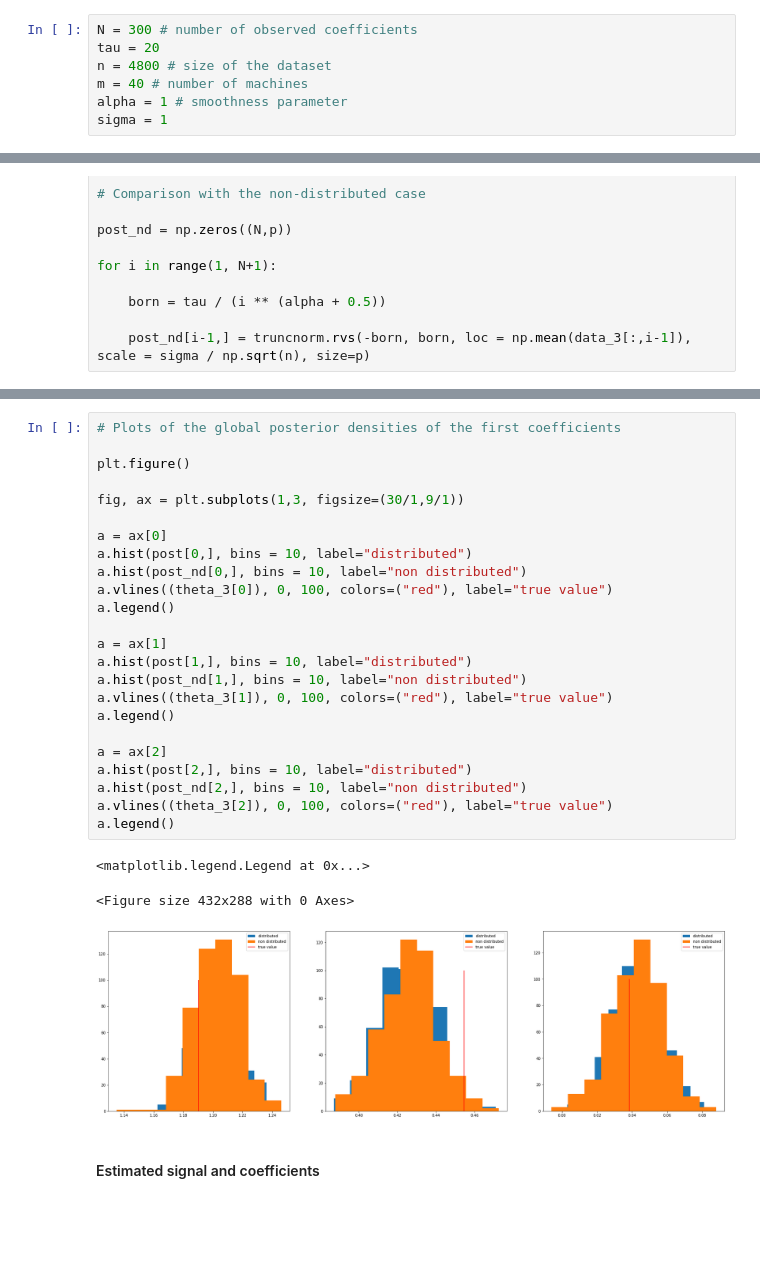
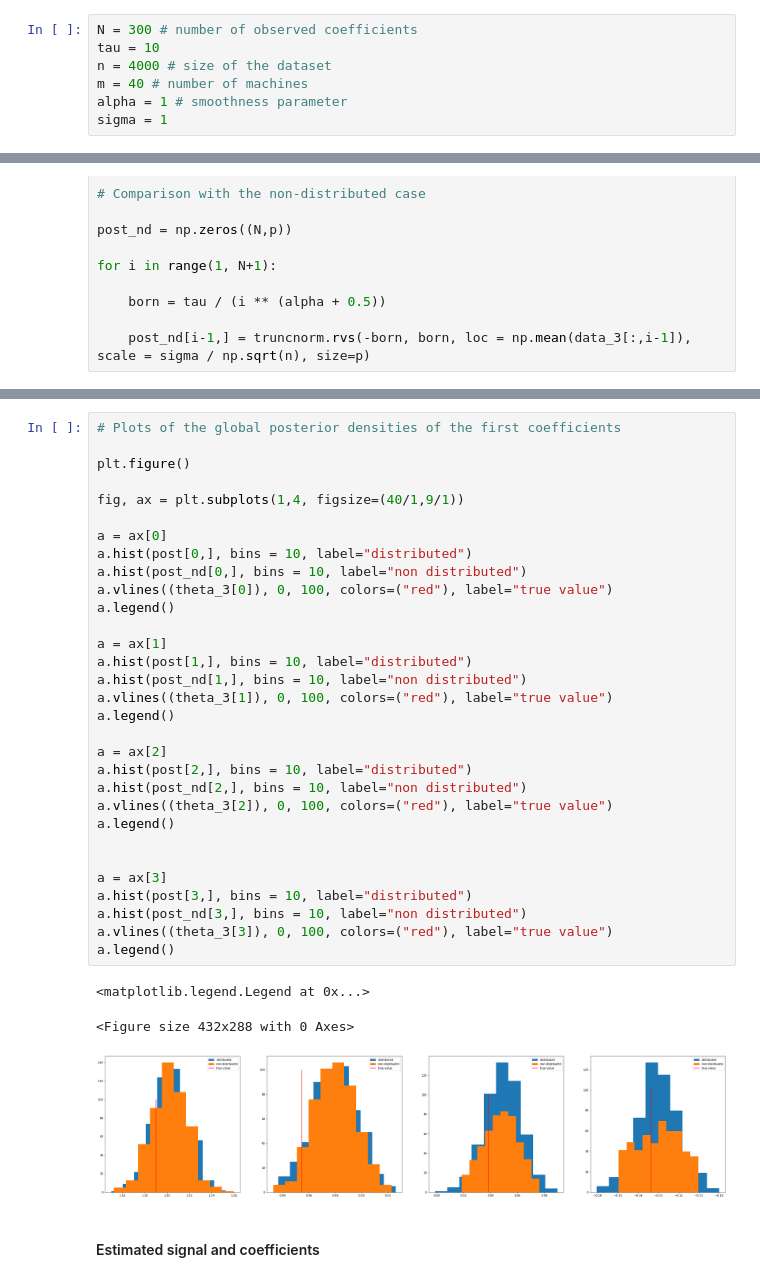
Before and after one commit to JTT94/distributed_posteriors, a Jupyter notebook: notebooks/uniform.ipynb, the cells around one changed output, grey strips where cells are left out. Drawn from its saved outputs; the diff is of its cells as text; blank space fills up the shorter version.

```diff
--- a/notebooks/uniform.ipynb
+++ b/notebooks/uniform.ipynb
@@ -11,8 +13,8 @@ from scipy.stats import truncnorm
 ## Construction of the data
 # %%
 N = 300 # number of observed coefficients
-tau = 20
-n = 4800 # size of the dataset
+tau = 10
+n = 4000 # size of the dataset
 m = 40 # number of machines
 alpha = 1 # smoothness parameter
 sigma = 1
@@ -162,30 +164,37 @@ for i in range(1, N+1):
 # %%
 # Plots of the global posterior densities of the first coefficients
 
 plt.figure()
 
-fig, ax = plt.subplots(1,3, figsize=(30/1,9/1))
+fig, ax = plt.subplots(1,4, figsize=(40/1,9/1))
 
 a = ax[0]
 a.hist(post[0,], bins = 10, label="distributed")
 a.hist(post_nd[0,], bins = 10, label="non distributed")
 a.vlines((theta_3[0]), 0, 100, colors=("red"), label="true value")
 a.legend()
 
 a = ax[1]
 a.hist(post[1,], bins = 10, label="distributed")
 a.hist(post_nd[1,], bins = 10, label="non distributed")
 a.vlines((theta_3[1]), 0, 100, colors=("red"), label="true value")
 a.legend()
 
 a = ax[2]
 a.hist(post[2,], bins = 10, label="distributed")
 a.hist(post_nd[2,], bins = 10, label="non distributed")
 a.vlines((theta_3[2]), 0, 100, colors=("red"), label="true value")
 a.legend()
+
+
+a = ax[3]
+a.hist(post[3,], bins = 10, label="distributed")
+a.hist(post_nd[3,], bins = 10, label="non distributed")
+a.vlines((theta_3[3]), 0, 100, colors=("red"), label="true value")
+a.legend()
 # %% [output]
 <matplotlib.legend.Legend at 0x...>
 <Figure size 432x288 with 0 Axes>
-[figure, old version]
+[figure, new version]
 # %% [markdown]
 #### Estimated signal and coefficients
```
Also changed, not shown: parts of 16 cells of this notebook.
